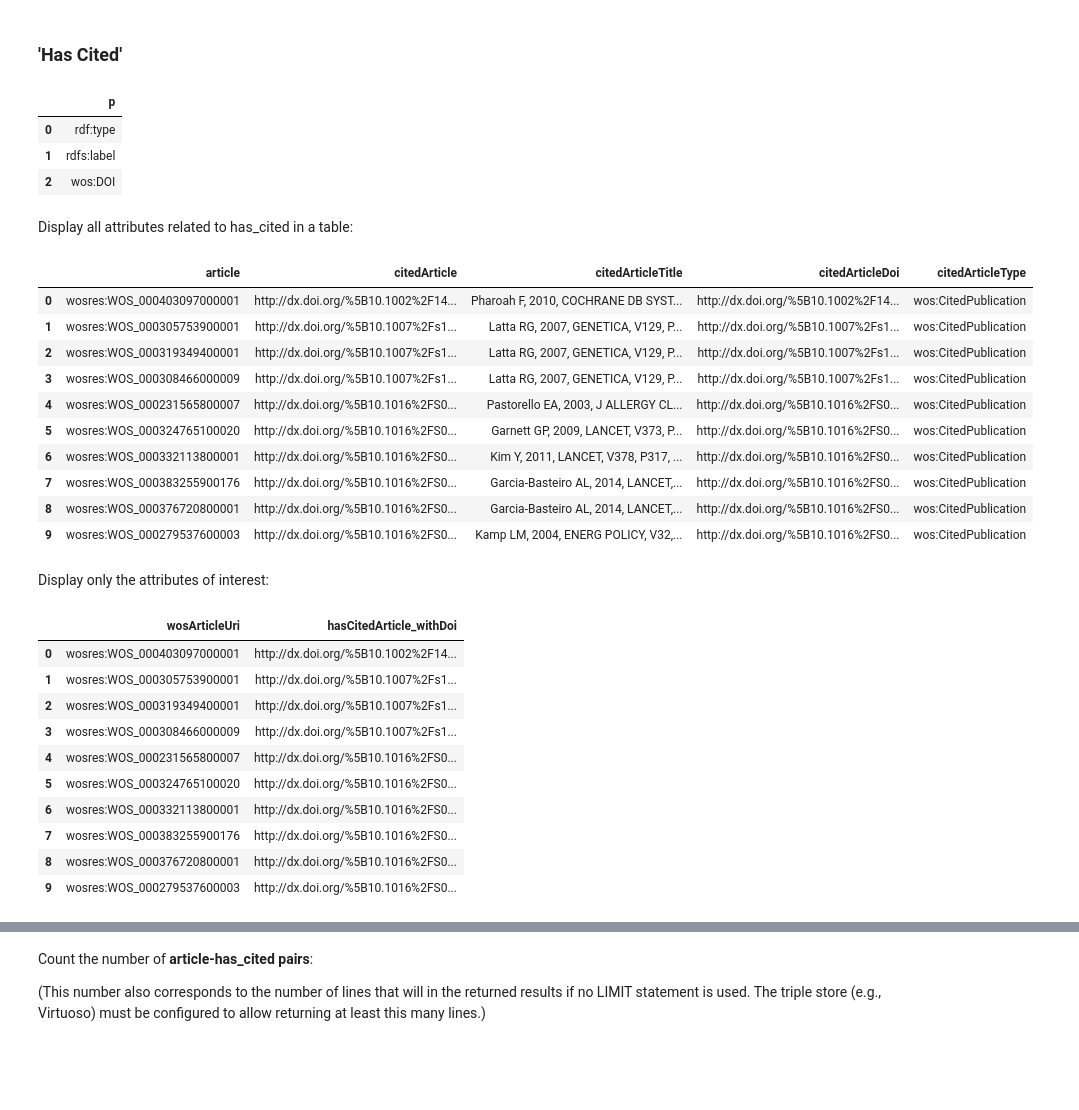
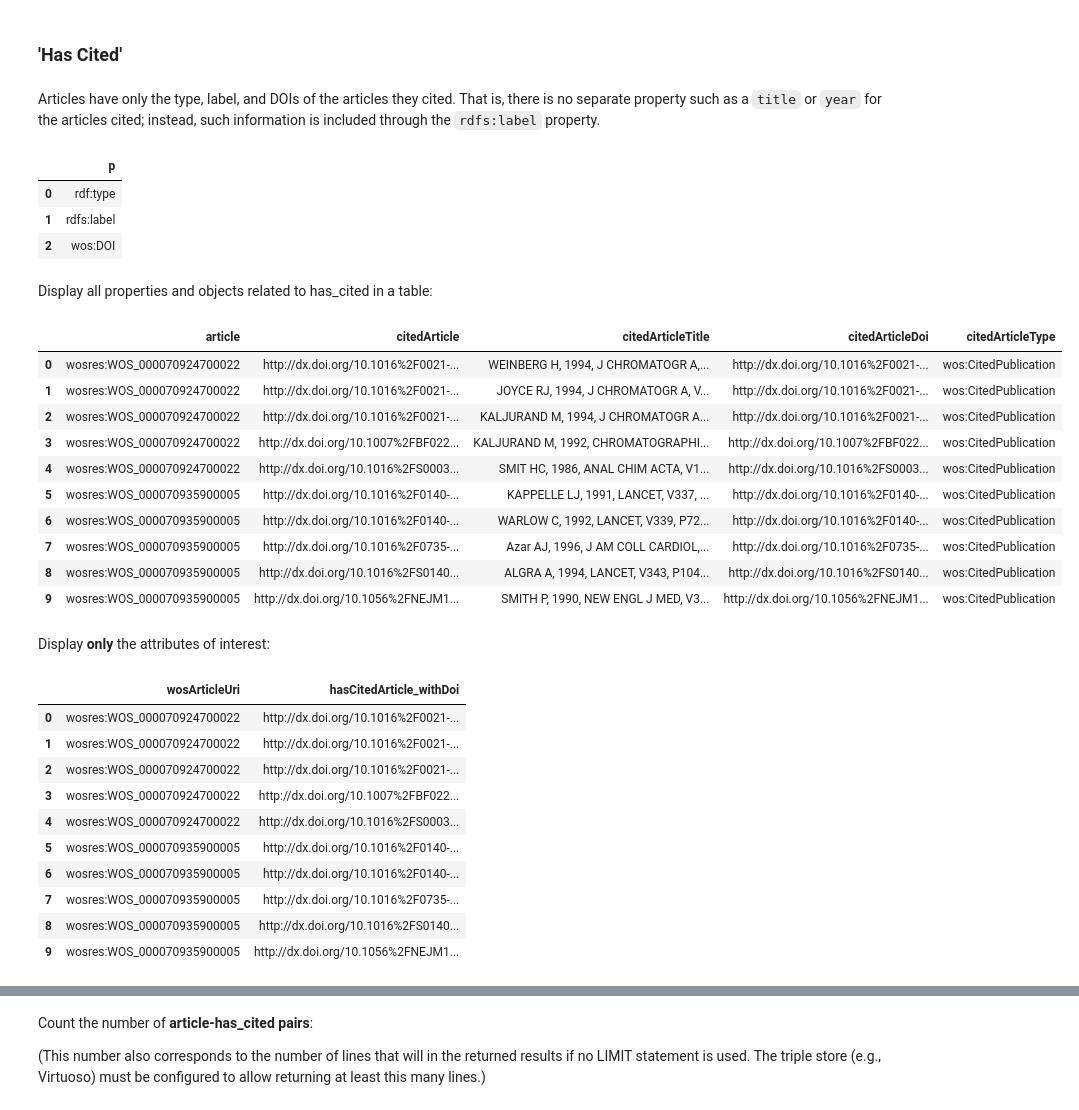
Before and after one commit to clokman/KFIR, a Jupyter notebook: notebooks/KFIR.ipynb, the cells around one changed output, grey strips where cells are left out. Saved outputs shown, nothing was run; the diff lists cells and outputs as text; code cells hidden in the pictures; blank space fills up the shorter version.

```diff
--- a/notebooks/KFIR.ipynb
+++ b/notebooks/KFIR.ipynb
@@ -558,6 +558,8 @@ no_of_article_doi_pairs
 123531
 # %% [markdown]
 ### 'Has Cited'
+# %% [markdown]
+Articles have only the type, label, and DOIs of the articles they cited. That is, there is no separate property such as a `title` or `year` for the articles cited; instead, such information is included through the `rdfs:label` property.
 # %%
 retrieve_all_sub_attributes('wos:CR')
 # %% [output]
@@ -566,37 +568,38 @@ retrieve_all_sub_attributes('wos:CR')
 | 1 | rdfs:label |
 | 2 | wos:DOI |
 # %% [markdown]
-Display all attributes related to has_cited in a table:
+Display all properties and objects related to has_cited in a table:
 # %%
 eculture_query.send_select_query("""
 
     SELECT DISTINCT *
     WHERE{
         GRAPH wosGraph: {
             ?article a wos:Article .
             ?article wos:CR ?citedArticle .
             ?citedArticle rdfs:label ?citedArticleTitle ;
                           wos:DOI ?citedArticleDoi ;
                           rdf:type ?citedArticleType .
         }
     }
+    ORDER BY (?article)
     LIMIT 10
 
 """)
 # %% [output]
 |  | article | citedArticle | citedArticleTitle | citedArticleDoi | citedArticleType |
-| 0 | wosres:WOS_000403097000001 | http://dx.doi.org/%5B10.1002%2F14... | Pharoah F, 2010, COCHRANE DB SYST... | http://dx.doi.org/%5B10.1002%2F14... | wos:CitedPublication |
-| 1 | wosres:WOS_000305753900001 | http://dx.doi.org/%5B10.1007%2Fs1... | Latta RG, 2007, GENETICA, V129, P... | http://dx.doi.org/%5B10.1007%2Fs1... | wos:CitedPublication |
-| 2 | wosres:WOS_000319349400001 | http://dx.doi.org/%5B10.1007%2Fs1... | Latta RG, 2007, GENETICA, V129, P... | http://dx.doi.org/%5B10.1007%2Fs1... | wos:CitedPublication |
-| 3 | wosres:WOS_000308466000009 | http://dx.doi.org/%5B10.1007%2Fs1... | Latta RG, 2007, GENETICA, V129, P... | http://dx.doi.org/%5B10.1007%2Fs1... | wos:CitedPublication |
-| 4 | wosres:WOS_000231565800007 | http://dx.doi.org/%5B10.1016%2FS0... | Pastorello EA, 2003, J ALLERGY CL... | http://dx.doi.org/%5B10.1016%2FS0... | wos:CitedPublication |
-| 5 | wosres:WOS_000324765100020 | http://dx.doi.org/%5B10.1016%2FS0... | Garnett GP, 2009, LANCET, V373, P... | http://dx.doi.org/%5B10.1016%2FS0... | wos:CitedPublication |
-| 6 | wosres:WOS_000332113800001 | http://dx.doi.org/%5B10.1016%2FS0... | Kim Y, 2011, LANCET, V378, P317, ... | http://dx.doi.org/%5B10.1016%2FS0... | wos:CitedPublication |
-| 7 | wosres:WOS_000383255900176 | http://dx.doi.org/%5B10.1016%2FS0... | Garcia-Basteiro AL, 2014, LANCET,... | http://dx.doi.org/%5B10.1016%2FS0... | wos:CitedPublication |
-| 8 | wosres:WOS_000376720800001 | http://dx.doi.org/%5B10.1016%2FS0... | Garcia-Basteiro AL, 2014, LANCET,... | http://dx.doi.org/%5B10.1016%2FS0... | wos:CitedPublication |
-| 9 | wosres:WOS_000279537600003 | http://dx.doi.org/%5B10.1016%2FS0... | Kamp LM, 2004, ENERG POLICY, V32,... | http://dx.doi.org/%5B10.1016%2FS0... | wos:CitedPublication |
+| 0 | wosres:WOS_000070924700022 | http://dx.doi.org/10.1016%2F0021-... | WEINBERG H, 1994, J CHROMATOGR A,... | http://dx.doi.org/10.1016%2F0021-... | wos:CitedPublication |
+| 1 | wosres:WOS_000070924700022 | http://dx.doi.org/10.1016%2F0021-... | JOYCE RJ, 1994, J CHROMATOGR A, V... | http://dx.doi.org/10.1016%2F0021-... | wos:CitedPublication |
+| 2 | wosres:WOS_000070924700022 | http://dx.doi.org/10.1016%2F0021-... | KALJURAND M, 1994, J CHROMATOGR A... | http://dx.doi.org/10.1016%2F0021-... | wos:CitedPublication |
+| 3 | wosres:WOS_000070924700022 | http://dx.doi.org/10.1007%2FBF022... | KALJURAND M, 1992, CHROMATOGRAPHI... | http://dx.doi.org/10.1007%2FBF022... | wos:CitedPublication |
+| 4 | wosres:WOS_000070924700022 | http://dx.doi.org/10.1016%2FS0003... | SMIT HC, 1986, ANAL CHIM ACTA, V1... | http://dx.doi.org/10.1016%2FS0003... | wos:CitedPublication |
+| 5 | wosres:WOS_000070935900005 | http://dx.doi.org/10.1016%2F0140-... | KAPPELLE LJ, 1991, LANCET, V337, ... | http://dx.doi.org/10.1016%2F0140-... | wos:CitedPublication |
+| 6 | wosres:WOS_000070935900005 | http://dx.doi.org/10.1016%2F0140-... | WARLOW C, 1992, LANCET, V339, P72... | http://dx.doi.org/10.1016%2F0140-... | wos:CitedPublication |
+| 7 | wosres:WOS_000070935900005 | http://dx.doi.org/10.1016%2F0735-... | Azar AJ, 1996, J AM COLL CARDIOL,... | http://dx.doi.org/10.1016%2F0735-... | wos:CitedPublication |
+| 8 | wosres:WOS_000070935900005 | http://dx.doi.org/10.1016%2FS0140... | ALGRA A, 1994, LANCET, V343, P104... | http://dx.doi.org/10.1016%2FS0140... | wos:CitedPublication |
+| 9 | wosres:WOS_000070935900005 | http://dx.doi.org/10.1056%2FNEJM1... | SMITH P, 1990, NEW ENGL J MED, V3... | http://dx.doi.org/10.1056%2FNEJM1... | wos:CitedPublication |
 # %% [markdown]
-Display only the attributes of interest:
+Display **only** the attributes of interest:
 # %%
 eculture_query.send_select_query("""
 
@@ -610,18 +613,19 @@ eculture_query.send_select_query("""
                           rdf:type ?citedArticleType .
         }
     }
+    ORDER BY (?wosArticleUri)
     LIMIT 10
 
 """)
 # %% [output]
 |  | wosArticleUri | hasCitedArticle_withDoi |
-| 0 | wosres:WOS_000403097000001 | http://dx.doi.org/%5B10.1002%2F14... |
-| 1 | wosres:WOS_000305753900001 | http://dx.doi.org/%5B10.1007%2Fs1... |
-| 2 | wosres:WOS_000319349400001 | http://dx.doi.org/%5B10.1007%2Fs1... |
-| 3 | wosres:WOS_000308466000009 | http://dx.doi.org/%5B10.1007%2Fs1... |
-| 4 | wosres:WOS_000231565800007 | http://dx.doi.org/%5B10.1016%2FS0... |
-| 5 | wosres:WOS_000324765100020 | http://dx.doi.org/%5B10.1016%2FS0... |
-| 6 | wosres:WOS_000332113800001 | http://dx.doi.org/%5B10.1016%2FS0... |
-| 7 | wosres:WOS_000383255900176 | http://dx.doi.org/%5B10.1016%2FS0... |
-| 8 | wosres:WOS_000376720800001 | http://dx.doi.org/%5B10.1016%2FS0... |
-| 9 | wosres:WOS_000279537600003 | http://dx.doi.org/%5B10.1016%2FS0... |
+| 0 | wosres:WOS_000070924700022 | http://dx.doi.org/10.1016%2F0021-... |
+| 1 | wosres:WOS_000070924700022 | http://dx.doi.org/10.1016%2F0021-... |
+| 2 | wosres:WOS_000070924700022 | http://dx.doi.org/10.1016%2F0021-... |
+| 3 | wosres:WOS_000070924700022 | http://dx.doi.org/10.1007%2FBF022... |
+| 4 | wosres:WOS_000070924700022 | http://dx.doi.org/10.1016%2FS0003... |
+| 5 | wosres:WOS_000070935900005 | http://dx.doi.org/10.1016%2F0140-... |
+| 6 | wosres:WOS_000070935900005 | http://dx.doi.org/10.1016%2F0140-... |
+| 7 | wosres:WOS_000070935900005 | http://dx.doi.org/10.1016%2F0735-... |
+| 8 | wosres:WOS_000070935900005 | http://dx.doi.org/10.1016%2FS0140... |
+| 9 | wosres:WOS_000070935900005 | http://dx.doi.org/10.1056%2FNEJM1... |
```
Also changed, not shown: parts of 8 cells of this notebook, 2 other files.
